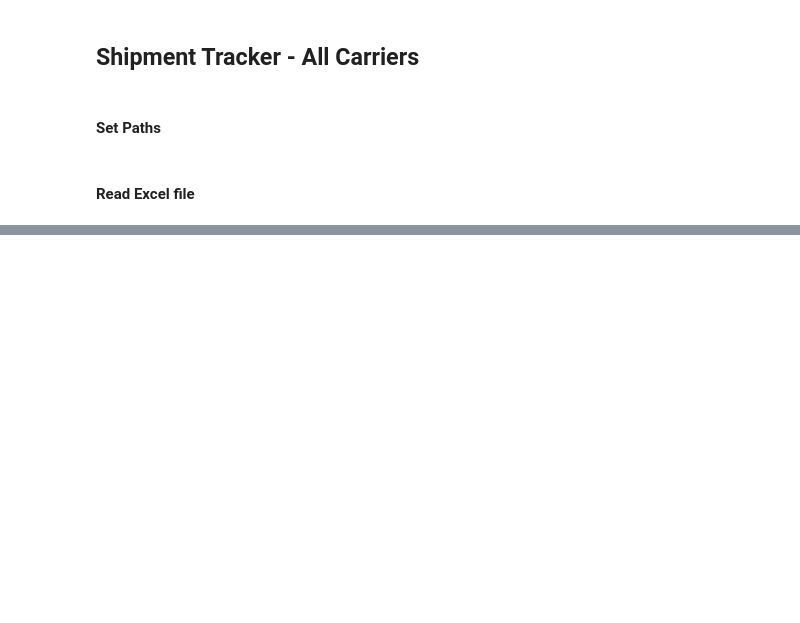
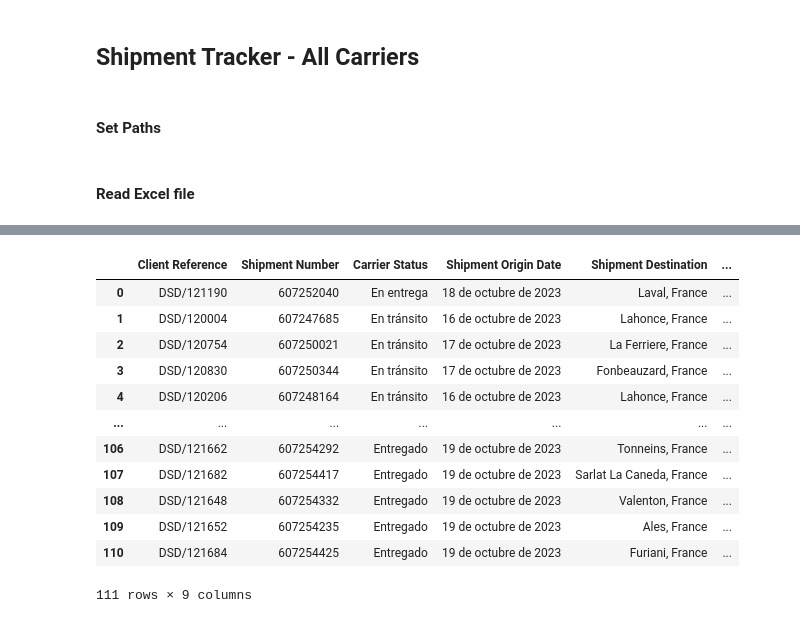
Before and after one commit to alleida23/Shipment_Tracker, a Jupyter notebook: Shipment_Tracker_All_Carriers.ipynb, the cells around one changed output, grey strips where cells are left out. Drawn from its saved outputs; the diff is of its cells as text; code cells hidden in the pictures; blank space fills up the shorter version.

```diff
--- a/Shipment_Tracker_All_Carriers.ipynb
+++ b/Shipment_Tracker_All_Carriers.ipynb
@@ -33,0 +45,3 @@ chunked_urls = get_chunked_urls(excel_shipment_data)
+# %%
+from functions3_webscrap import select_HTML_structure, scrap_HTML_structure
+dict_carrier_shipment_divs = scrap_HTML_structure(chunked_urls, chromedriver_path)
@@ -33,0 +52,18 @@ chunked_urls = get_chunked_urls(excel_shipment_data)
+# %%
+from functions4_extract_data_by_carrier import scrap_tnt
+df_tnt = scrap_tnt(dict_carrier_shipment_divs)
+df_tnt
+# %% [output]
+|  | Client Reference | Shipment Number | Carrier Status | Shipment Origin Date | Shipment Destination | ... |
+| 0 | DSD/121190 | 607252040 | En entrega | 18 de octubre de 2023 | Laval, France | ... |
+| 1 | DSD/120004 | 607247685 | En tránsito | 16 de octubre de 2023 | Lahonce, France | ... |
+| 2 | DSD/120754 | 607250021 | En tránsito | 17 de octubre de 2023 | La Ferriere, France | ... |
+| 3 | DSD/120830 | 607250344 | En tránsito | 17 de octubre de 2023 | Fonbeauzard, France | ... |
+| 4 | DSD/120206 | 607248164 | En tránsito | 16 de octubre de 2023 | Lahonce, France | ... |
+| ... | ... | ... | ... | ... | ... | ... |
+| 106 | DSD/121662 | 607254292 | Entregado | 19 de octubre de 2023 | Tonneins, France | ... |
+| 107 | DSD/121682 | 607254417 | Entregado | 19 de octubre de 2023 | Sarlat La Caneda, France | ... |
+| 108 | DSD/121648 | 607254332 | Entregado | 19 de octubre de 2023 | Valenton, France | ... |
+| 109 | DSD/121652 | 607254235 | Entregado | 19 de octubre de 2023 | Ales, France | ... |
+| 110 | DSD/121684 | 607254425 | Entregado | 19 de octubre de 2023 | Furiani, France | ... |
+111 rows × 9 columns
```
Also changed, not shown: parts of 7 cells of this notebook, 1 other file.
